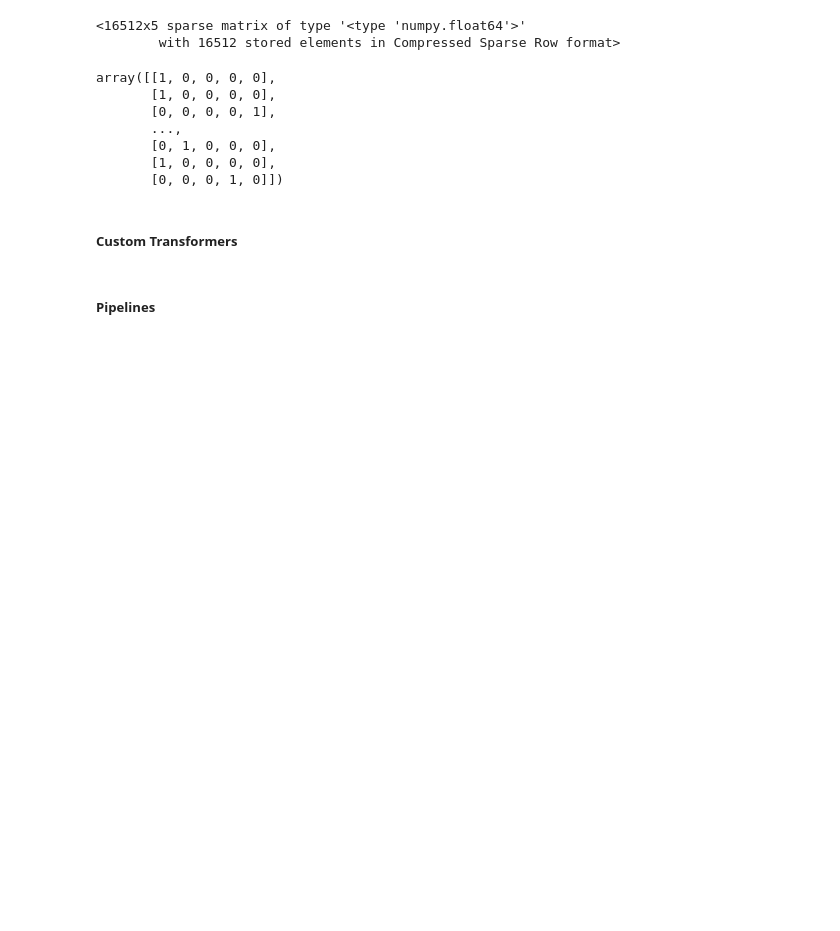
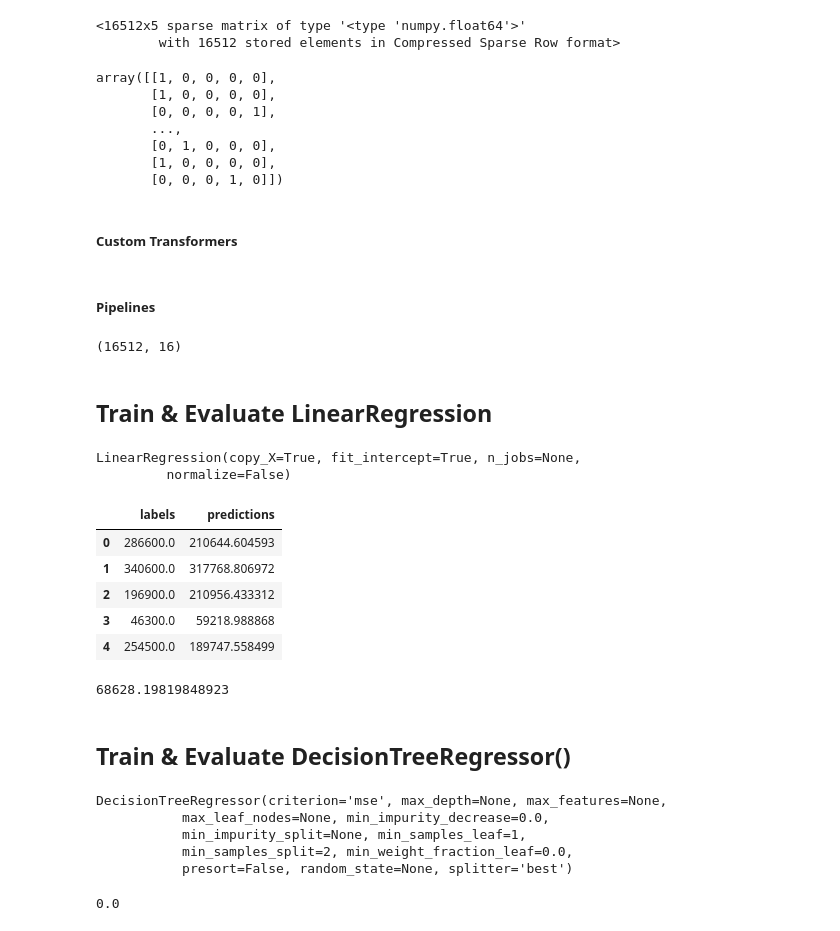
Before and after one commit to JakeColor/hands-on-machine-learning, a Jupyter notebook: Chapter 2 -- End-to-End Machine Learning First Project.ipynb, the cells around one changed output. Saved outputs shown, nothing was run; the diff lists cells and outputs as text; code cells hidden in the pictures; blank space fills up the shorter version.

Commit message:
chapter 2 through model selection, optimization, and analysis

```diff
--- a/Chapter 2 -- End-to-End Machine Learning First Project.ipynb
+++ b/Chapter 2 -- End-to-End Machine Learning First Project.ipynb
@@ -275,8 +274,21 @@ class DataFrameSelector(BaseEstimator, TransformerMixin):
         return self
     def transform(self, X):
         return X[self.attribute_names].values
+# %%
+# code below does not work as is
+# see:  https://stackoverflow.com/questions/46162855/fit-transform-takes-2-positional-arguments-but-3-were-given-with-labelbinarize
+
+class LabelBinarizerPipelineFriendly(LabelBinarizer):
+    def fit(self, X, y=None):
+        """this would allow us to fit the model based on the X input."""
+        super(LabelBinarizerPipelineFriendly, self).fit(X)
+    def transform(self, X, y=None):
+        return super(LabelBinarizerPipelineFriendly, self).transform(X)
+
+    def fit_transform(self, X, y=None):
+        return super(LabelBinarizerPipelineFriendly, self).fit(X).transform(X)
 # %%
-from sklearn.pipeline import FeatureUnion
+from sklearn.pipeline import FeatureUnion  # applies a list of transformers in parallel
 
 num_attribs = list(housing_numeric)
 cat_attribs = ["ocean_proximity"]
@@ -290,10 +302,69 @@ num_pipeline = Pipeline([
 
 cat_pipeline = Pipeline([
          ('selector', DataFrameSelector(cat_attribs)),
-         ('label_binarizer', LabelBinarizer()),
+         ('label_binarizer', LabelBinarizerPipelineFriendly()),
 ])
 
 full_pipeline = FeatureUnion(transformer_list=[
          ("num_pipeline", num_pipeline),
          ("cat_pipeline", cat_pipeline),
 ])
+# %%
+housing_prepared = full_pipeline.fit_transform(housing)
+# %%
+housing_prepared.shape
+# %% [output]
+(16512, 16)
+# %% [markdown]
+## Train & Evaluate LinearRegression
+# %%
+from sklearn.linear_model import LinearRegression
+lin_reg = LinearRegression()
+lin_reg.fit(housing_prepared, housing_labels)
+# %% [output]
+LinearRegression(copy_X=True, fit_intercept=True, n_jobs=None,
+         normalize=False)
+# %%
+example_X = housing.iloc[:5]
+example_labels = housing_labels.iloc[:5]
+
+predictions = pd.DataFrame({'predictions': lin_reg.predict(full_pipeline.transform(example_X)),
+                            'labels' : list(example_labels)})
+
+predictions
+# %% [output]
+|  | labels | predictions |
+| 0 | 286600.0 | 210644.604593 |
+| 1 | 340600.0 | 317768.806972 |
+| 2 | 196900.0 | 210956.433312 |
+| 3 | 46300.0 | 59218.988868 |
+| 4 | 254500.0 | 189747.558499 |
+# %%
+from sklearn.metrics import mean_squared_error
+
+housing_predictions = lin_reg.predict(housing_prepared)
+lin_mse = mean_squared_error(housing_labels, housing_predictions)
+lin_rmse = np.sqrt(lin_mse)
+lin_rmse
+# %% [output]
+68628.19819848923
+# %% [markdown]
+## Train & Evaluate DecisionTreeRegressor()
+# %%
+from sklearn.tree import DecisionTreeRegressor
+
+tree_reg = DecisionTreeRegressor()
+tree_reg.fit(housing_prepared, housing_labels)
+# %% [output]
+DecisionTreeRegressor(criterion='mse', max_depth=None, max_features=None,
+           max_leaf_nodes=None, min_impurity_decrease=0.0,
+           min_impurity_split=None, min_samples_leaf=1,
+           min_samples_split=2, min_weight_fraction_leaf=0.0,
+           presort=False, random_state=None, splitter='best')
+# %%
+housing_predictions = tree_reg.predict(housing_prepared)
+tree_mse = mean_squared_error(housing_labels, housing_predictions)
+tree_rmse = np.sqrt(tree_mse)
+tree_rmse
+# %% [output]
+0.0
```
Also changed, not shown: parts of 17 cells of this notebook.
